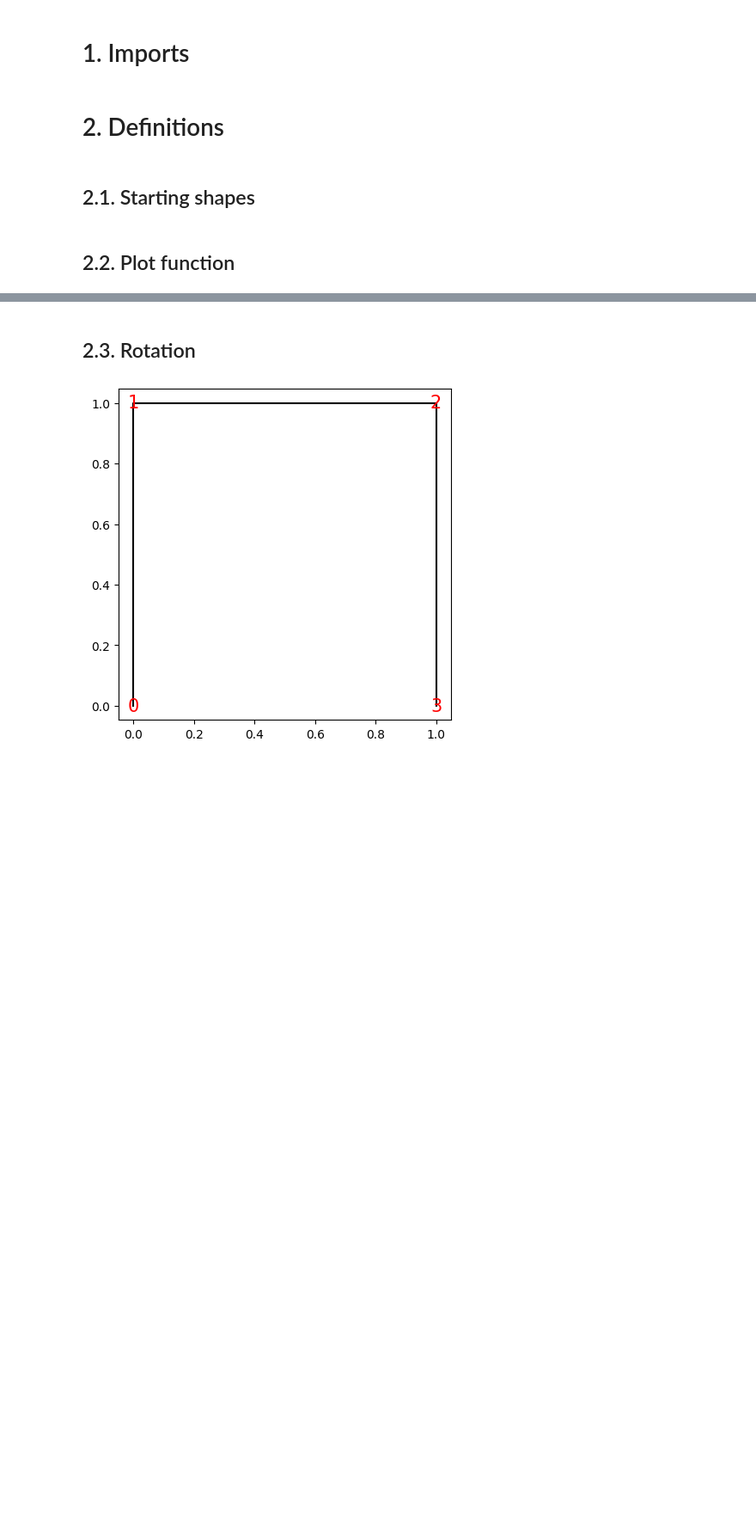
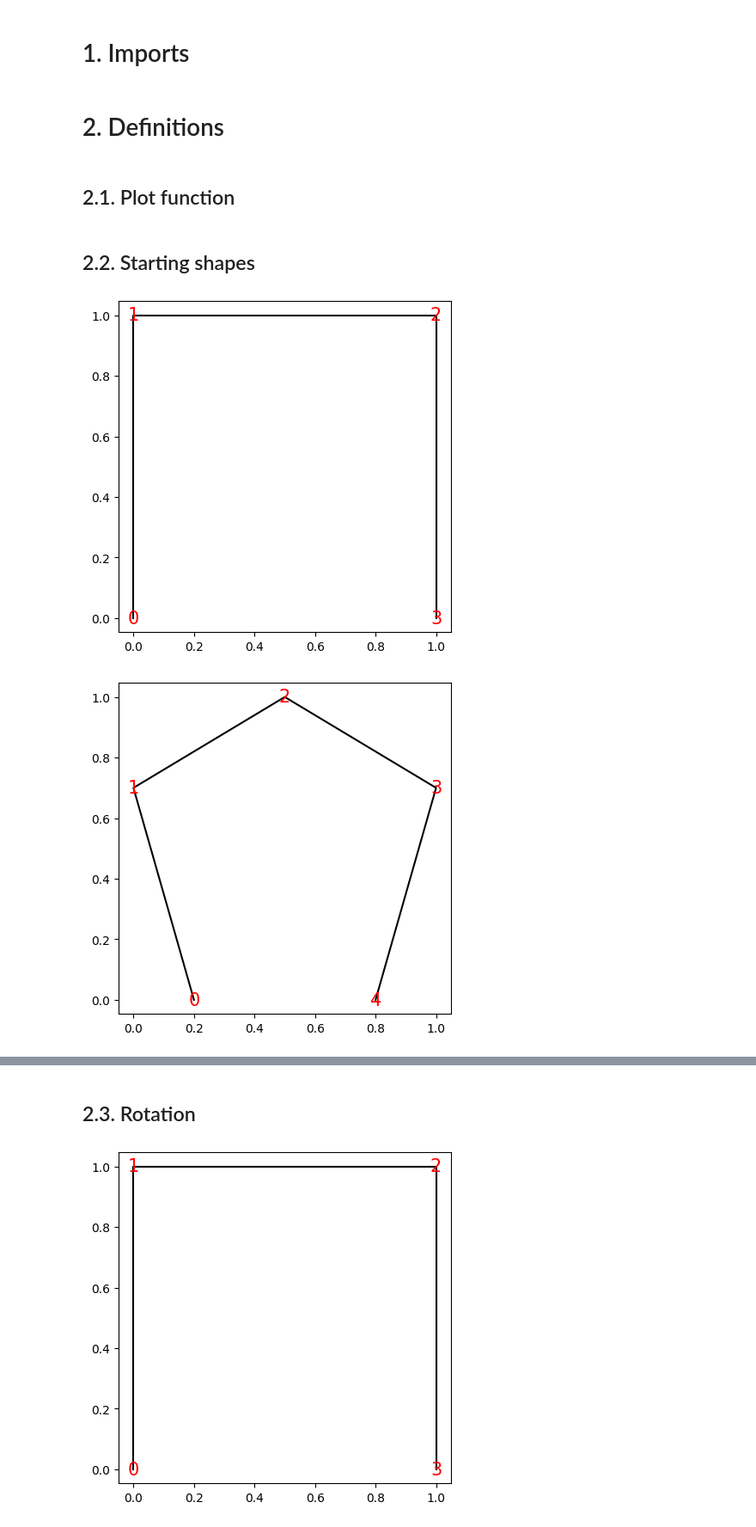
Before and after one commit to piotr-kosakowski/Classic-Fractals, a Jupyter notebook: hilbert/hilbert.ipynb, the cells around one changed output, grey strips where cells are left out. Shown at 86% size. Cells and saved outputs as stored; diff of their text form; code cells hidden in the pictures; blank space fills up the shorter version.

```diff
--- a/hilbert/hilbert.ipynb
+++ b/hilbert/hilbert.ipynb
@@ -6,5 +6,5 @@ import matplotlib.pyplot as plt
 # %% [markdown]
 # 2. Definitions
 # %% [markdown]
-## 2.1. Starting shapes
+## 2.1. Plot function
 # %%
@@ -59,3 +23,3 @@ hilbert_mods = {
 # %% [markdown]
-## 2.2. Plot function
+## 2.2. Starting shapes
 # %%
@@ -73,0 +74,6 @@ def plot(x, labels=0):
+# %%
+for name, mod in hilbert_mods.items():
+    plot(mod, labels=1)
+# %% [output]
+[figure, added]
+[figure, added]
```
Also changed, not shown: parts of 6 cells of this notebook.
